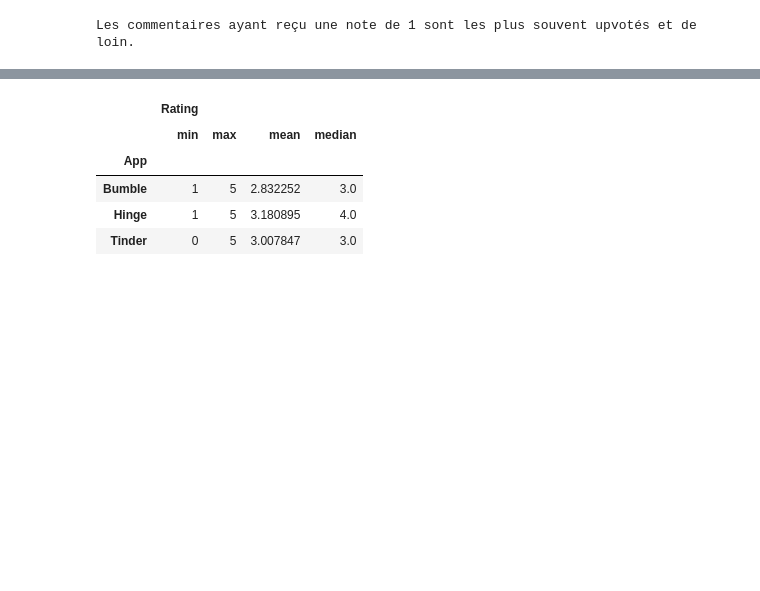
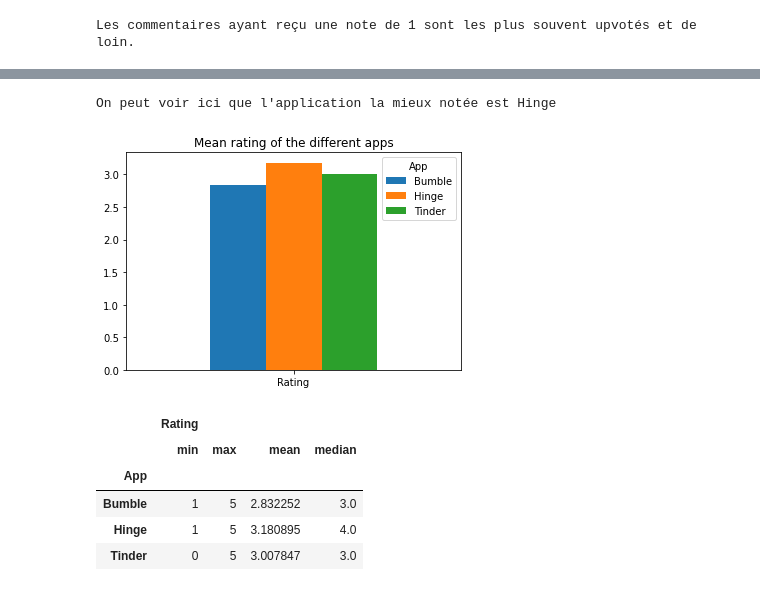
Before and after one commit to SimonCariou/text_analysis_ML, a Jupyter notebook: main.ipynb, the cells around one changed output, grey strips where cells are left out. Drawn from its saved outputs; the diff is of its cells as text; code cells hidden in the pictures; blank space fills up the shorter version.

```diff
--- a/main.ipynb
+++ b/main.ipynb
@@ -138,3 +142,11 @@ Tinder est l'application la plus notée
+# %%
+temp_df = df.groupby("App").agg({"Rating": np.mean}).T
+temp_df.plot.bar(rot=0);
+plt.title("Mean rating of the different apps")
+print("On peut voir ici que l'application la mieux notée est Hinge")
+# %% [output]
+On peut voir ici que l'application la mieux notée est Hinge
+[figure, added]
 # %%
 display(df.groupby("App").agg({"Rating": [min, max, np.mean, np.median]}))
 print("Hinge est l'application qui possède le plus de notes positives. Néanmoins c'est aussi celle qui a le moins de reviews.")
```
Also changed, not shown: parts of 4 cells of this notebook.
